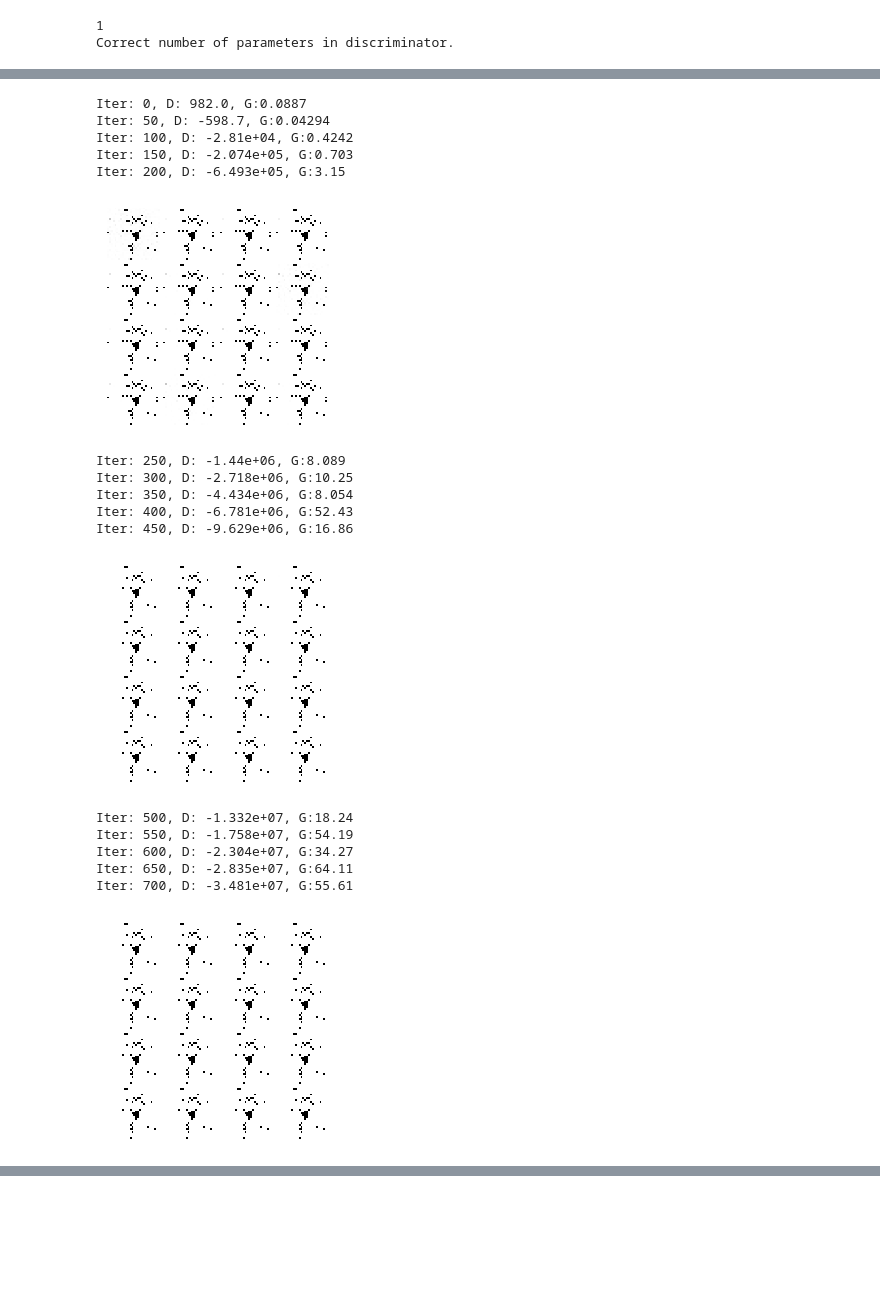
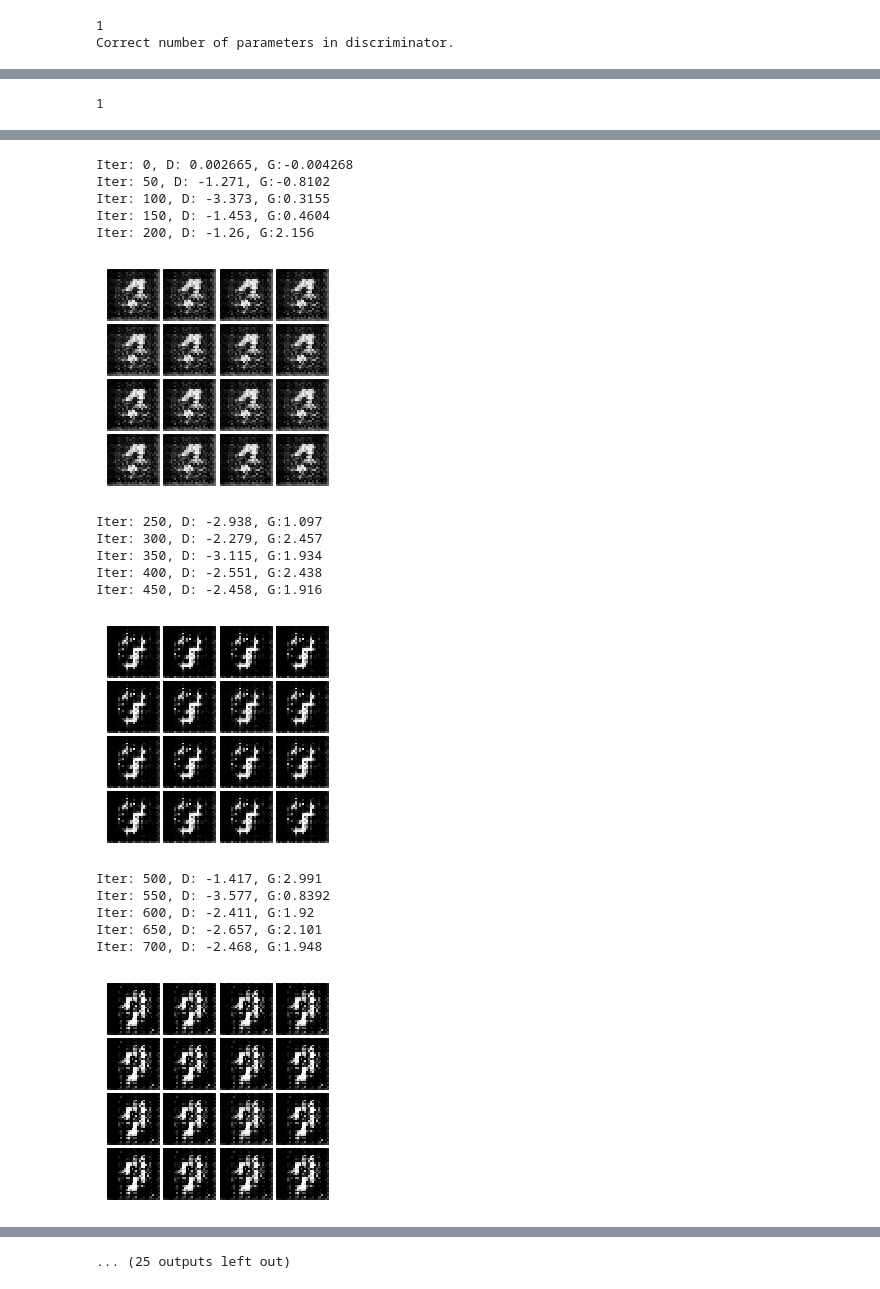
Before and after one commit to sunset222/cs231n, a Jupyter notebook: assignment3/GANs-TensorFlow.ipynb, the cells around one changed output, grey strips where cells are left out. Drawn from its saved outputs; the diff is of its cells as text; code cells hidden in the pictures; blank space fills up the shorter version.

```diff
--- a/assignment3/GANs-TensorFlow.ipynb
+++ b/assignment3/GANs-TensorFlow.ipynb
@@ -810,3 +668,28 @@ test_discriminator(3411649)
 # %% [output]
 1
 Correct number of parameters in discriminator.
+# %%
+def generator(z):
+    """Generate images from a random noise vector.
+
+    Inputs:
+    - z: TensorFlow Tensor of random noise with shape [batch_size, noise_dim]
+
+    Returns:
+    TensorFlow Tensor of generated images, with shape [batch_size, 784].
+    """
+    with tf.variable_scope("generator"):
+        # TODO: implement architecture
+
+        fc1 = tf.layers.dense(z, 1024, activation = tf.nn.relu)
+        fc1 = tf.layers.batch_normalization(fc1)
+        fc2 = tf.layers.dense(fc1, 7*7*128, activation = tf.nn.relu)
+
+        fc2 = tf.layers.batch_normalization(fc2)
+        fc2 = tf.reshape(fc2, [-1, 7, 7, 128])
+        conv_T_1 = tf.contrib.layers.convolution2d_transpose(fc2, 64, [4,4], stride = 2, activation_fn = tf.nn.relu)
+        conv_T_1 = tf.layers.batch_normalization(conv_T_1)
+        conv_T_2 = tf.contrib.layers.convolution2d_transpose(conv_T_1, 1, [4,4], stride = 2, activation_fn = tf.tanh)
+        img = conv_T_2
+        return img
+test_generator(6595521)
@@ -815,7 +700,7 @@ tf.reset_default_graph()
 
 batch_size = 128
 # our noise dimension
-noise_dim = 96
+noise_dim = 74
 
 # placeholders for images from the training dataset
 x = tf.placeholder(tf.float32, [None, 784])
@@ -860,9 +748,10 @@ def wgangp_loss(logits_real, logits_fake, batch_size, x, G_sample):
     lam = 10
 
     # random sample of batch_size (tf.random_uniform)
-    eps = 0
-    x_hat = 0
-    x_hat = eps* G_sample + (1-eps)*G_sample
+    eps = tf.Variable(tf.random_uniform([1], 0, 1))
+    #x_hat = 0
+    G_sample = tf.reshape(G_sample,[-1, 28*28])
+    x_hat = eps* x + (1-eps)*G_sample
 
     # Gradients of Gradients is kind of tricky!
 
@@ -874,8 +763,8 @@ def wgangp_loss(logits_real, logits_fake, batch_size, x, G_sample):
     grad_norm = tf.norm(grad_D_x_hat)
     grad_pen = (grad_norm - 1)**2
 
-    G_loss = tf.reduce_mean(-1 * logits_fake)
-    D_loss = tf.reduce_mean(logits_real) + tf.reduce_mean(logits_fake) +  lam * tf.reduce_mean(grad_pen)
+    G_loss = tf.reduce_mean(logits_fake)
+    D_loss = tf.reduce_mean(logits_real) - tf.reduce_mean(logits_fake) +  lam * tf.reduce_mean(grad_pen)
 
     return D_loss, G_loss
 
@@ -884,8 +773,10 @@ D_train_step = D_solver.minimize(D_loss, var_list=D_vars)
 G_train_step = G_solver.minimize(G_loss, var_list=G_vars)
 D_extra_step = tf.get_collection(tf.GraphKeys.UPDATE_OPS,'discriminator')
 G_extra_step = tf.get_collection(tf.GraphKeys.UPDATE_OPS,'generator')
+# %% [output]
+1
 # %%
 with get_session() as sess:
     sess.run(tf.global_variables_initializer())
-    run_a_gan(sess,G_train_step,G_loss,D_train_step,D_loss,G_extra_step,D_extra_step,batch_size=128,num_epoch=5)
+    run_a_gan(sess,G_train_step,G_loss,D_train_step,D_loss,G_extra_step,D_extra_step,batch_size=128,num_epoch=10)
 # %% [output]
@@ -893,18 +784,18 @@ with get_session() as sess:
-Iter: 0, D: 982.0, G:0.0887
-Iter: 50, D: -598.7, G:0.04294
-Iter: 100, D: -2.81e+04, G:0.4242
-Iter: 150, D: -2.074e+05, G:0.703
-Iter: 200, D: -6.493e+05, G:3.15
+Iter: 0, D: 0.002665, G:-0.004268
+Iter: 50, D: -1.271, G:-0.8102
+Iter: 100, D: -3.373, G:0.3155
+Iter: 150, D: -1.453, G:0.4604
+Iter: 200, D: -1.26, G:2.156
-[figure, old version]
+[figure, new version]
-Iter: 250, D: -1.44e+06, G:8.089
-Iter: 300, D: -2.718e+06, G:10.25
-Iter: 350, D: -4.434e+06, G:8.054
-Iter: 400, D: -6.781e+06, G:52.43
-Iter: 450, D: -9.629e+06, G:16.86
+Iter: 250, D: -2.938, G:1.097
+Iter: 300, D: -2.279, G:2.457
+Iter: 350, D: -3.115, G:1.934
+Iter: 400, D: -2.551, G:2.438
+Iter: 450, D: -2.458, G:1.916
-[figure, old version]
+[figure, new version]
-Iter: 500, D: -1.332e+07, G:18.24
-Iter: 550, D: -1.758e+07, G:54.19
-Iter: 600, D: -2.304e+07, G:34.27
-Iter: 650, D: -2.835e+07, G:64.11
-Iter: 700, D: -3.481e+07, G:55.61
+Iter: 500, D: -1.417, G:2.991
+Iter: 550, D: -3.577, G:0.8392
+Iter: 600, D: -2.411, G:1.92
+Iter: 650, D: -2.657, G:2.101
+Iter: 700, D: -2.468, G:1.948
-[figure, old version]
+[figure, new version]
@@ -924,0 +819 @@ Iter: 1300, D: -2.032e+08, G:374.2
+... (25 outputs left out)
```
Also changed, not shown: parts of 18 cells of this notebook.
